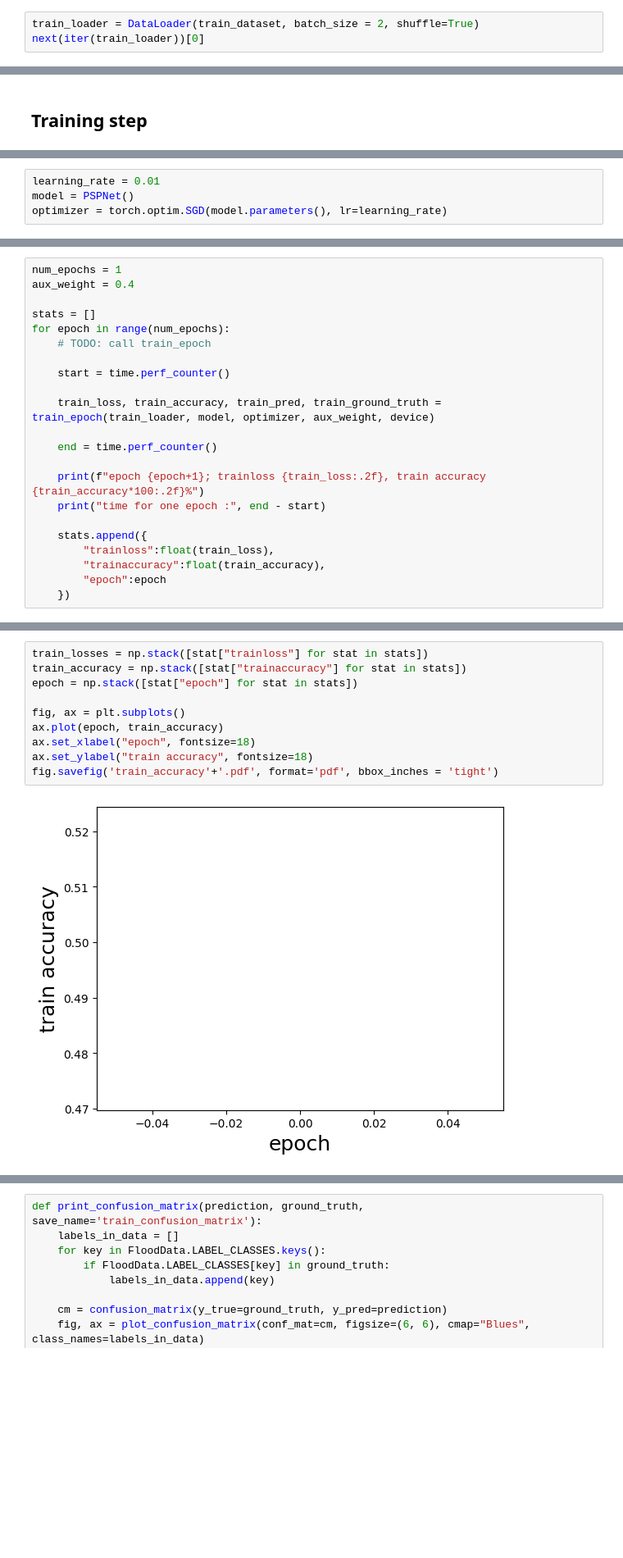
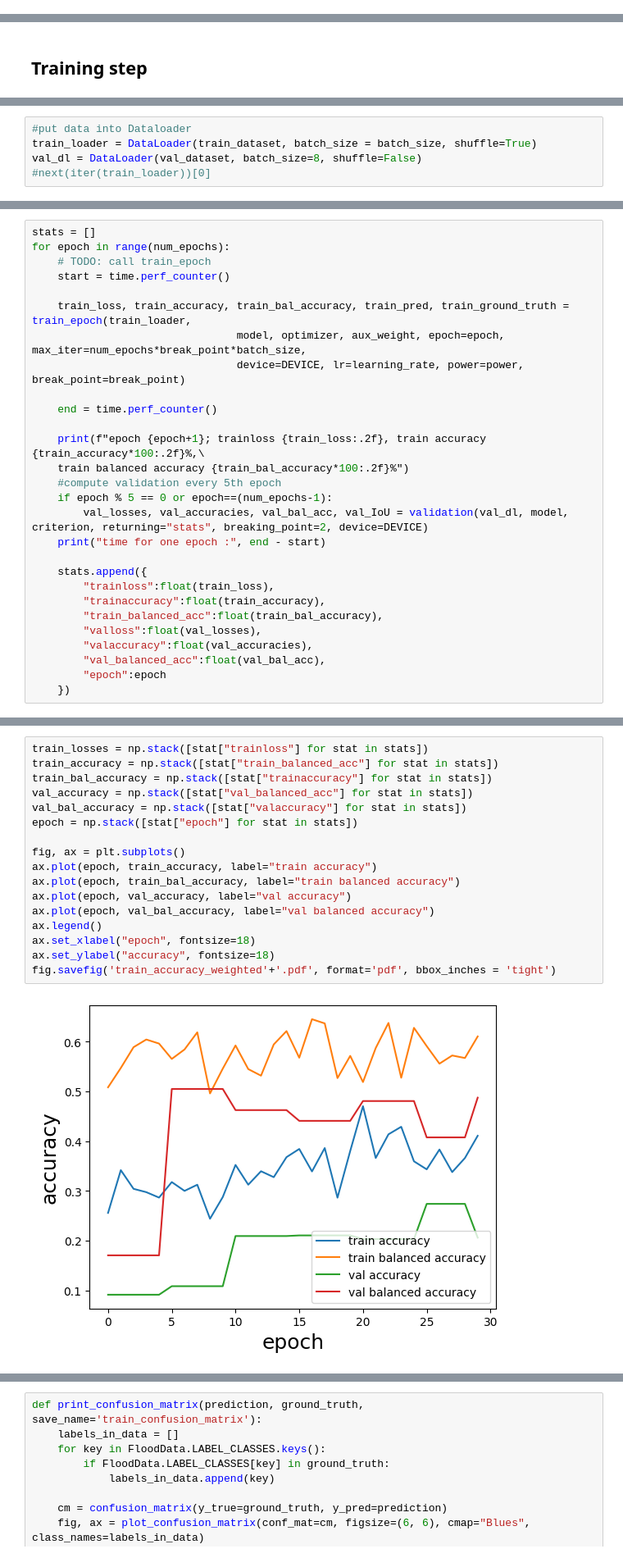
Before and after one commit to leamarxen/ENV-540-Floodnet, a Jupyter notebook: floodnet.ipynb, the cells around one changed output, grey strips where cells are left out. Shown at 82% size. Cells and saved outputs as stored; diff of their text form; blank space fills up the shorter version.

```diff
--- a/floodnet.ipynb
+++ b/floodnet.ipynb
@@ -207,6 +228,3 @@ transform_val = A.Compose([
 train_dataset = FloodData(transforms = transform_train, split = 'train')
 val_dataset = FloodData(transforms = transform_val, split = 'valid')
 test_dataset = FloodData(transforms = transform_val, split = 'test')
-# %%
-train_loader = DataLoader(train_dataset, batch_size = 2, shuffle=True)
-next(iter(train_loader))[0]
@@ -531,4 +543,0 @@ def train_epoch(train_dl, model, optimizer, aux_weight, device):
-# %%
-learning_rate = 0.01
-model = PSPNet()
-optimizer = torch.optim.SGD(model.parameters(), lr=learning_rate)
@@ -534,0 +637,5 @@ optimizer = torch.optim.SGD(model.parameters(), lr=learning_rate)
+# %%
+#put data into Dataloader
+train_loader = DataLoader(train_dataset, batch_size = batch_size, shuffle=True)
+val_dl = DataLoader(val_dataset, batch_size=8, shuffle=False)
+#next(iter(train_loader))[0]
@@ -535,23 +647,29 @@ optimizer = torch.optim.SGD(model.parameters(), lr=learning_rate)
 # %%
-num_epochs = 1
-aux_weight = 0.4
-
 stats = []
 for epoch in range(num_epochs):
     # TODO: call train_epoch
-
     start = time.perf_counter()
 
-    train_loss, train_accuracy, train_pred, train_ground_truth = train_epoch(train_loader, model, optimizer, aux_weight, device)
+    train_loss, train_accuracy, train_bal_accuracy, train_pred, train_ground_truth = train_epoch(train_loader,
+                                model, optimizer, aux_weight, epoch=epoch, max_iter=num_epochs*break_point*batch_size,
+                                device=DEVICE, lr=learning_rate, power=power, break_point=break_point)
 
     end = time.perf_counter()
 
-    print(f"epoch {epoch+1}; trainloss {train_loss:.2f}, train accuracy {train_accuracy*100:.2f}%")
+    print(f"epoch {epoch+1}; trainloss {train_loss:.2f}, train accuracy {train_accuracy*100:.2f}%,\
+    train balanced accuracy {train_bal_accuracy*100:.2f}%")
+    #compute validation every 5th epoch
+    if epoch % 5 == 0 or epoch==(num_epochs-1):
+        val_losses, val_accuracies, val_bal_acc, val_IoU = validation(val_dl, model, criterion, returning="stats", breaking_point=2, device=DEVICE)
     print("time for one epoch :", end - start)
 
     stats.append({
         "trainloss":float(train_loss),
         "trainaccuracy":float(train_accuracy),
+        "train_balanced_acc":float(train_bal_accuracy),
+        "valloss":float(val_losses),
+        "valaccuracy":float(val_accuracies),
+        "val_balanced_acc":float(val_bal_acc),
         "epoch":epoch
     })
 # %% [output]
@@ -560,15 +695,22 @@ time for one epoch : 40.267992747947574
 # %%
 train_losses = np.stack([stat["trainloss"] for stat in stats])
-train_accuracy = np.stack([stat["trainaccuracy"] for stat in stats])
+train_accuracy = np.stack([stat["train_balanced_acc"] for stat in stats])
+train_bal_accuracy = np.stack([stat["trainaccuracy"] for stat in stats])
+val_accuracy = np.stack([stat["val_balanced_acc"] for stat in stats])
+val_bal_accuracy = np.stack([stat["valaccuracy"] for stat in stats])
 epoch = np.stack([stat["epoch"] for stat in stats])
 
 fig, ax = plt.subplots()
-ax.plot(epoch, train_accuracy)
+ax.plot(epoch, train_accuracy, label="train accuracy")
+ax.plot(epoch, train_bal_accuracy, label="train balanced accuracy")
+ax.plot(epoch, val_accuracy, label="val accuracy")
+ax.plot(epoch, val_bal_accuracy, label="val balanced accuracy")
+ax.legend()
 ax.set_xlabel("epoch", fontsize=18)
-ax.set_ylabel("train accuracy", fontsize=18)
-fig.savefig('train_accuracy'+'.pdf', format='pdf', bbox_inches = 'tight')
+ax.set_ylabel("accuracy", fontsize=18)
+fig.savefig('train_accuracy_weighted'+'.pdf', format='pdf', bbox_inches = 'tight')
 # %% [output]
-[figure, old version]
+[figure, new version]
 # %%
 fig, ax = plt.subplots()
 ax.plot(epoch, train_losses)
```
Also changed, not shown: parts of 32 cells of this notebook, 1 other file.
